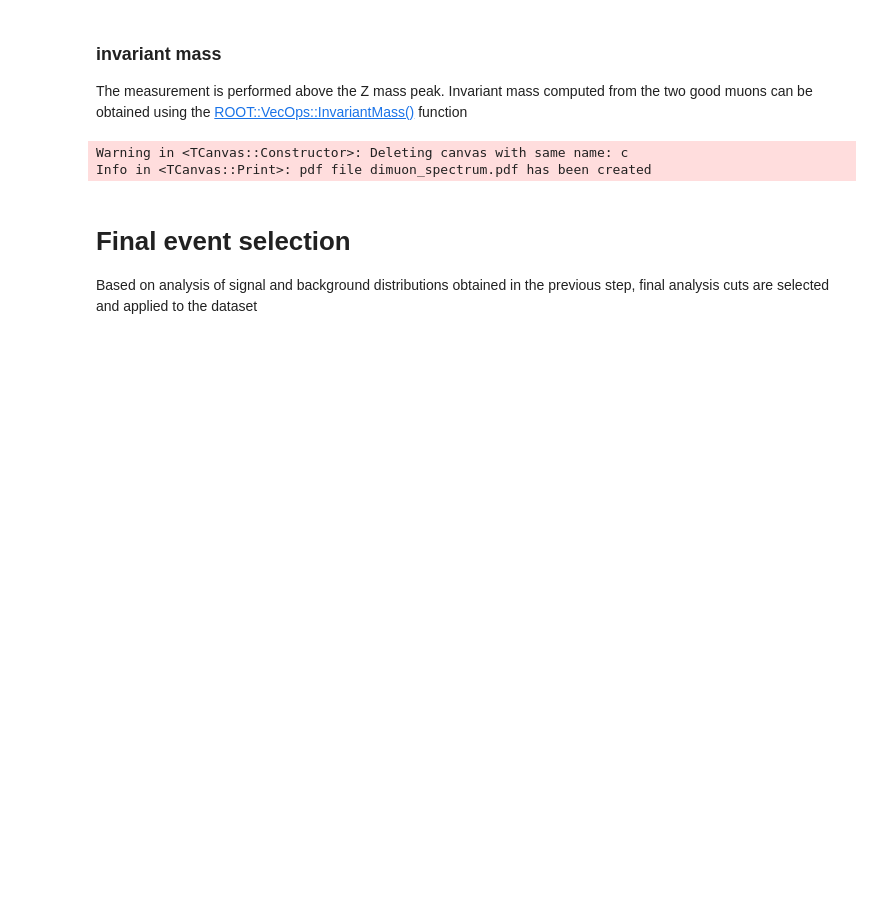
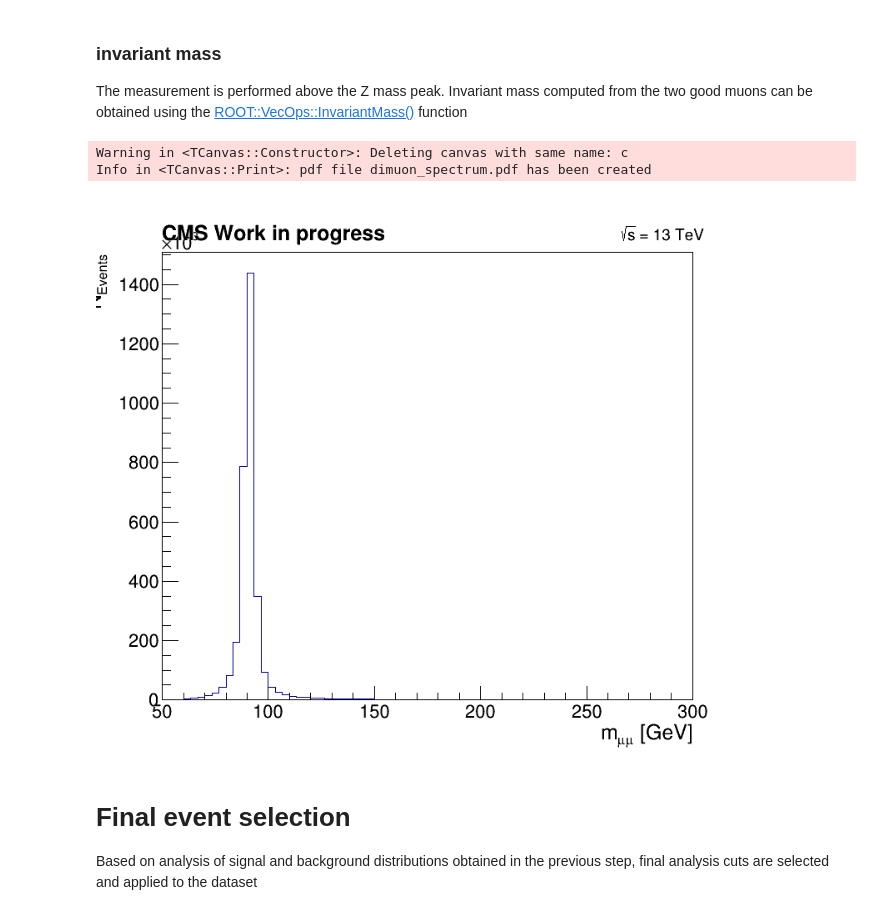
Before and after one commit to CloudPyRDF/sample_pps_analysis, a Jupyter notebook: exclusive-dilep/PrepareDataFrames.ipynb, the cells around one changed output. Saved outputs shown, nothing was run; the diff lists cells and outputs as text; code cells hidden in the pictures; blank space fills up the shorter version.

```diff
--- a/exclusive-dilep/PrepareDataFrames.ipynb
+++ b/exclusive-dilep/PrepareDataFrames.ipynb
@@ -188,20 +190,22 @@ h_mll = df_dimu_presel_mass.Histo1D(("Dimuon_mass", ";m_{#mu#mu} [GeV];N_{Events
 # %%
 # Produce plots
 ROOT.gStyle.SetOptStat(0); ROOT.gStyle.SetTextFont(42)
 c = ROOT.TCanvas("c", "", 800, 700)
 
 h_mll.GetXaxis().SetTitleSize(0.04)
 h_mll.GetYaxis().SetTitleSize(0.04)
 h_mll.Draw()
 
 label = ROOT.TLatex(); label.SetNDC(True)
 label.SetTextSize(0.040); label.DrawLatex(0.100, 0.920, "#bf{CMS Work in progress}")
 label.SetTextSize(0.030); label.DrawLatex(0.790, 0.920, "#sqrt{s} = 13 TeV")
 
+c.Draw()
 c.SaveAs("dimuon_spectrum.pdf")
 # %% [output]
 Warning in <TCanvas::Constructor>: Deleting canvas with same name: c
 Info in <TCanvas::Print>: pdf file dimuon_spectrum.pdf has been created
+[figure, added]
 # %% [markdown]
 # Final event selection
 
```
Also changed, not shown: parts of 20 cells of this notebook, 1 other file.
